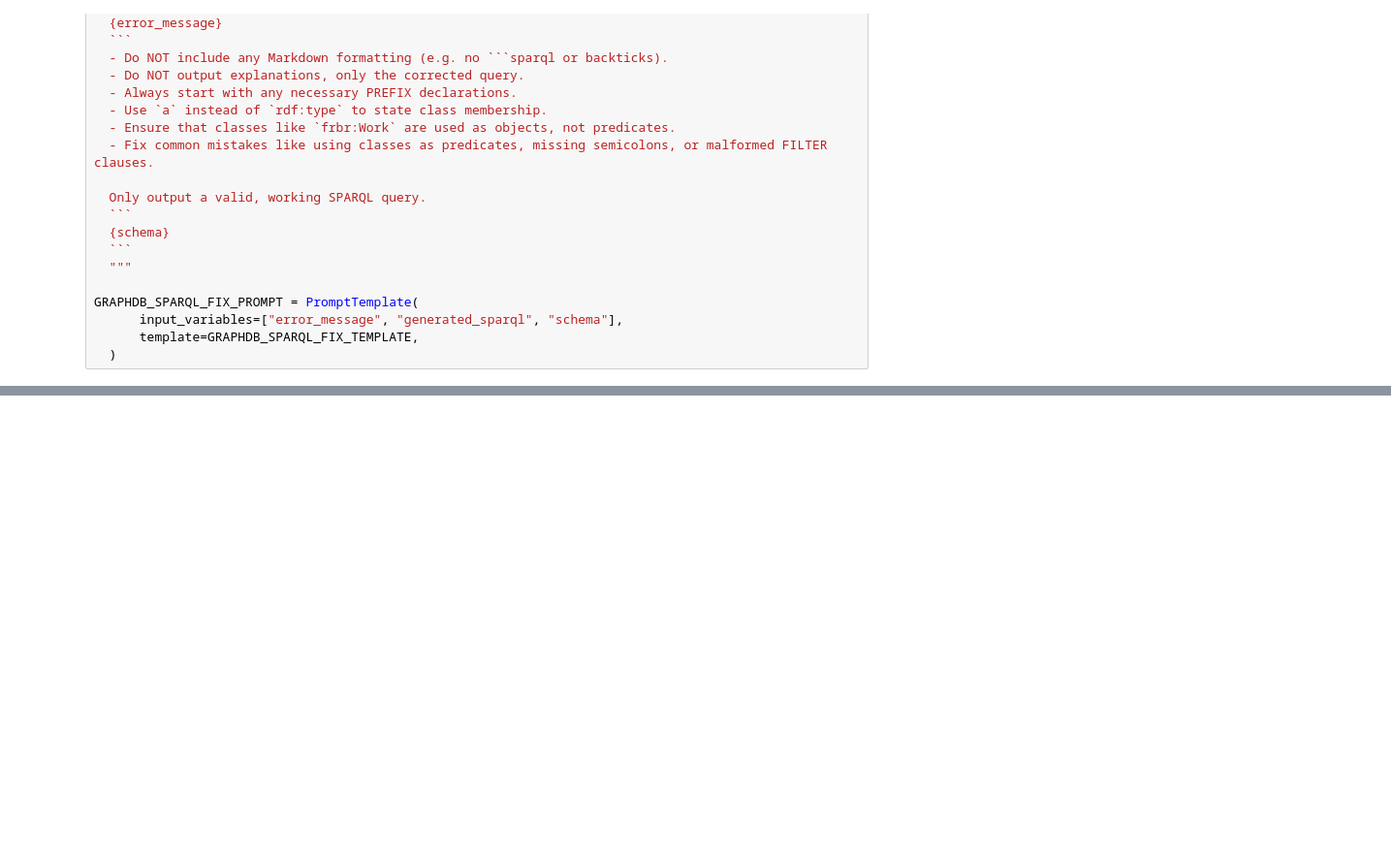
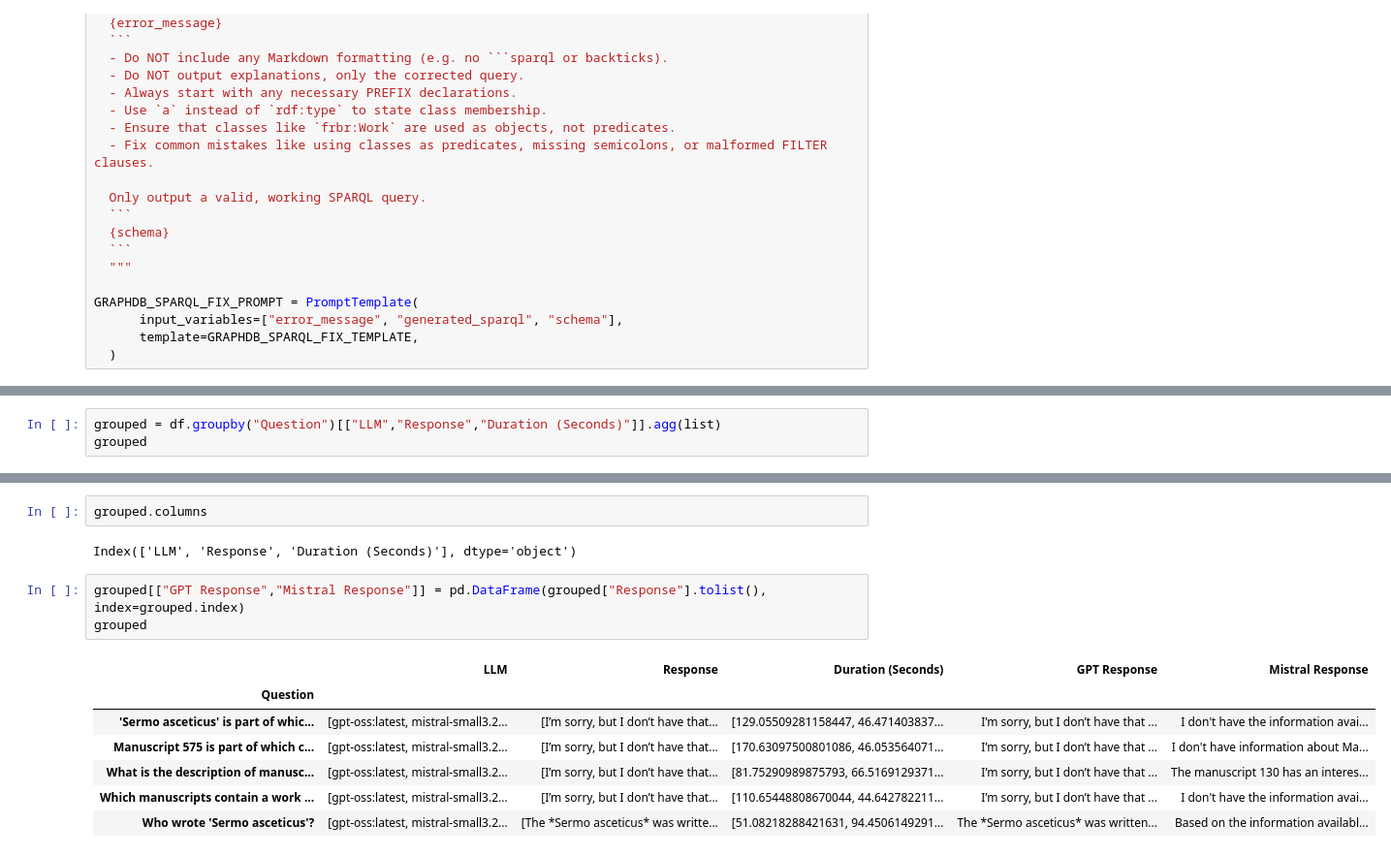
Before and after one commit to sjhuskey/coptic_metadata_viewer, a Jupyter notebook: llm-test.ipynb, the cells around one changed output, grey strips where cells are left out. Shown at 97% size. Drawn from its saved outputs; the diff is of its cells as text; blank space fills up the shorter version.

```diff
--- a/llm-test.ipynb
+++ b/llm-test.ipynb
@@ -277,0 +313,3 @@ TypeError: LLMRouter.invoke() got an unexpected keyword argument 'stop'
+# %%
+grouped = df.groupby("Question")[["LLM","Response","Duration (Seconds)"]].agg(list)
+grouped
@@ -277,0 +324,15 @@ TypeError: LLMRouter.invoke() got an unexpected keyword argument 'stop'
+# %%
+grouped.columns
+# %% [output]
+Index(['LLM', 'Response', 'Duration (Seconds)'], dtype='object')
+# %%
+grouped[["GPT Response","Mistral Response"]] = pd.DataFrame(grouped["Response"].tolist(), index=grouped.index)
+grouped
+# %% [output]
+|  | LLM | Response | Duration (Seconds) | GPT Response | Mistral Response |
+| Question |  |  |  |  |  |
+| 'Sermo asceticus' is part of whic... | [gpt-oss:latest, mistral-small3.2... | [I’m sorry, but I don’t have that... | [129.05509281158447, 46.471403837... | I’m sorry, but I don’t have that ... | I don't have the information avai... |
+| Manuscript 575 is part of which c... | [gpt-oss:latest, mistral-small3.2... | [I’m sorry, but I don’t have that... | [170.63097500801086, 46.053564071... | I’m sorry, but I don’t have that ... | I don't have information about Ma... |
+| What is the description of manusc... | [gpt-oss:latest, mistral-small3.2... | [I’m sorry, but I don’t have that... | [81.75290989875793, 66.5169129371... | I’m sorry, but I don’t have that ... | The manuscript 130 has an interes... |
+| Which manuscripts contain a work ... | [gpt-oss:latest, mistral-small3.2... | [I’m sorry, but I don’t have that... | [110.65448808670044, 44.642782211... | I’m sorry, but I don’t have that ... | I don't have the information avai... |
+| Who wrote 'Sermo asceticus'? | [gpt-oss:latest, mistral-small3.2... | [The *Sermo asceticus* was writte... | [51.08218288421631, 94.4506149291... | The *Sermo asceticus* was written... | Based on the information availabl... |
```
Also changed, not shown: parts of 17 cells of this notebook.
